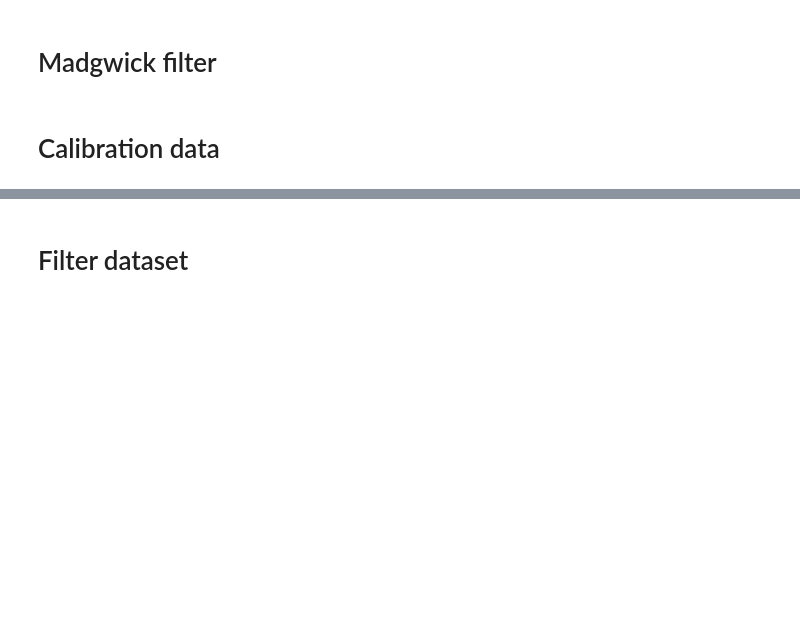
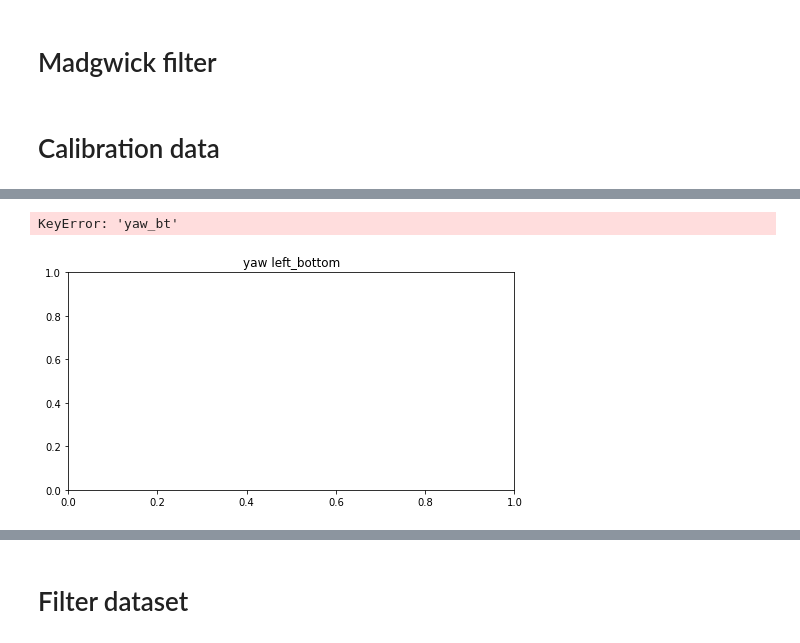
Before and after one commit to Demilaris/human_intention, a Jupyter notebook: IMU Preprocessing.ipynb, the cells around one changed output, grey strips where cells are left out. Cells and saved outputs as stored; diff of their text form; code cells hidden in the pictures; blank space fills up the shorter version.

```diff
--- a/IMU Preprocessing.ipynb
+++ b/IMU Preprocessing.ipynb
@@ -306,3 +306,10 @@ filtered_my_data=filter_scipy(my_data['yaw_lt'],True)
+# %%
+plt.figure(figsize=(8, 4))
+plt.title(f"yaw left_bottom")
+filtered_my_data=filter_scipy(my_data['yaw_bt'],True)
+# %% [output]
+KeyError: 'yaw_bt'
+[figure, added]
 # %%
 name = 'test'
 сalibration_set= read_csv_file(f'calibration/30_calibration.csv')
```
Also changed, not shown: parts of 12 cells of this notebook, 8 other files.
